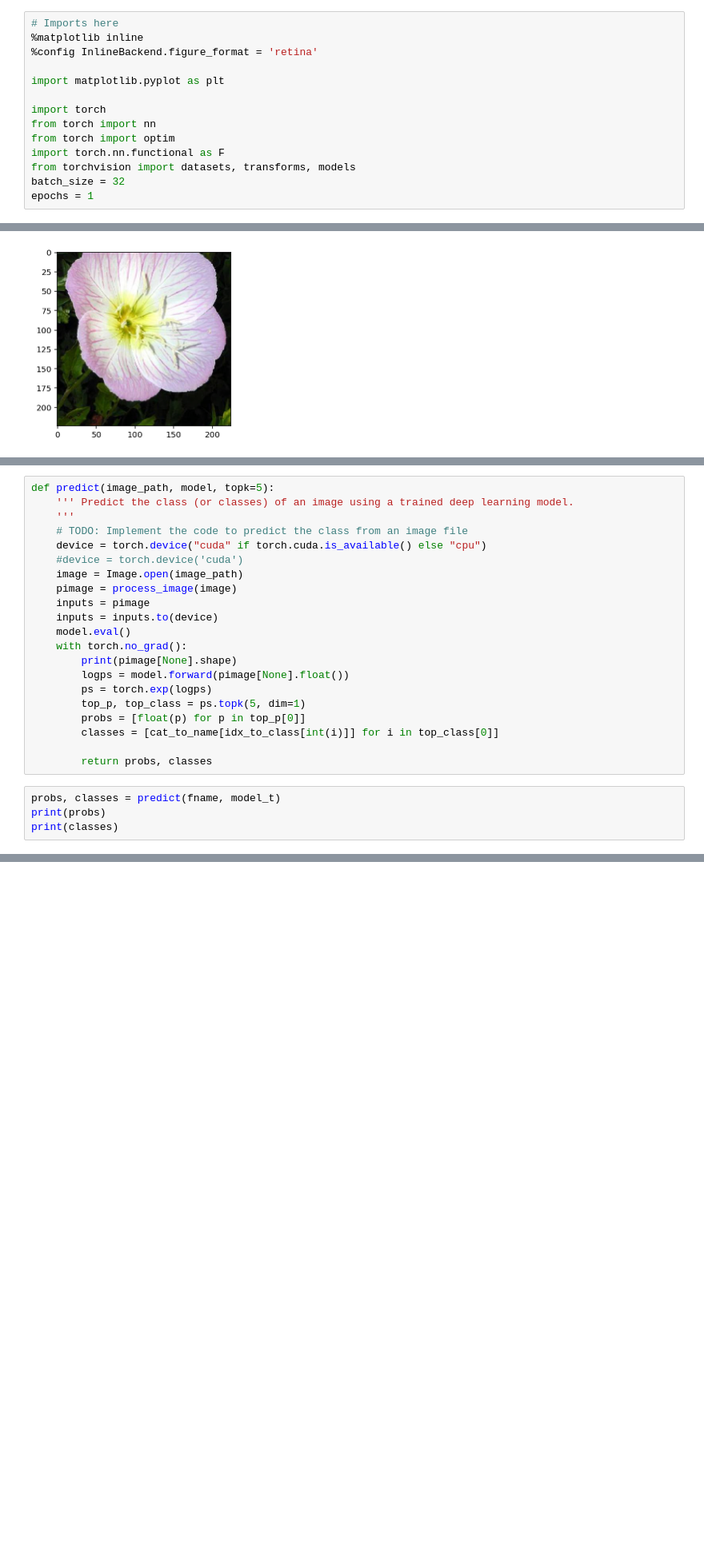
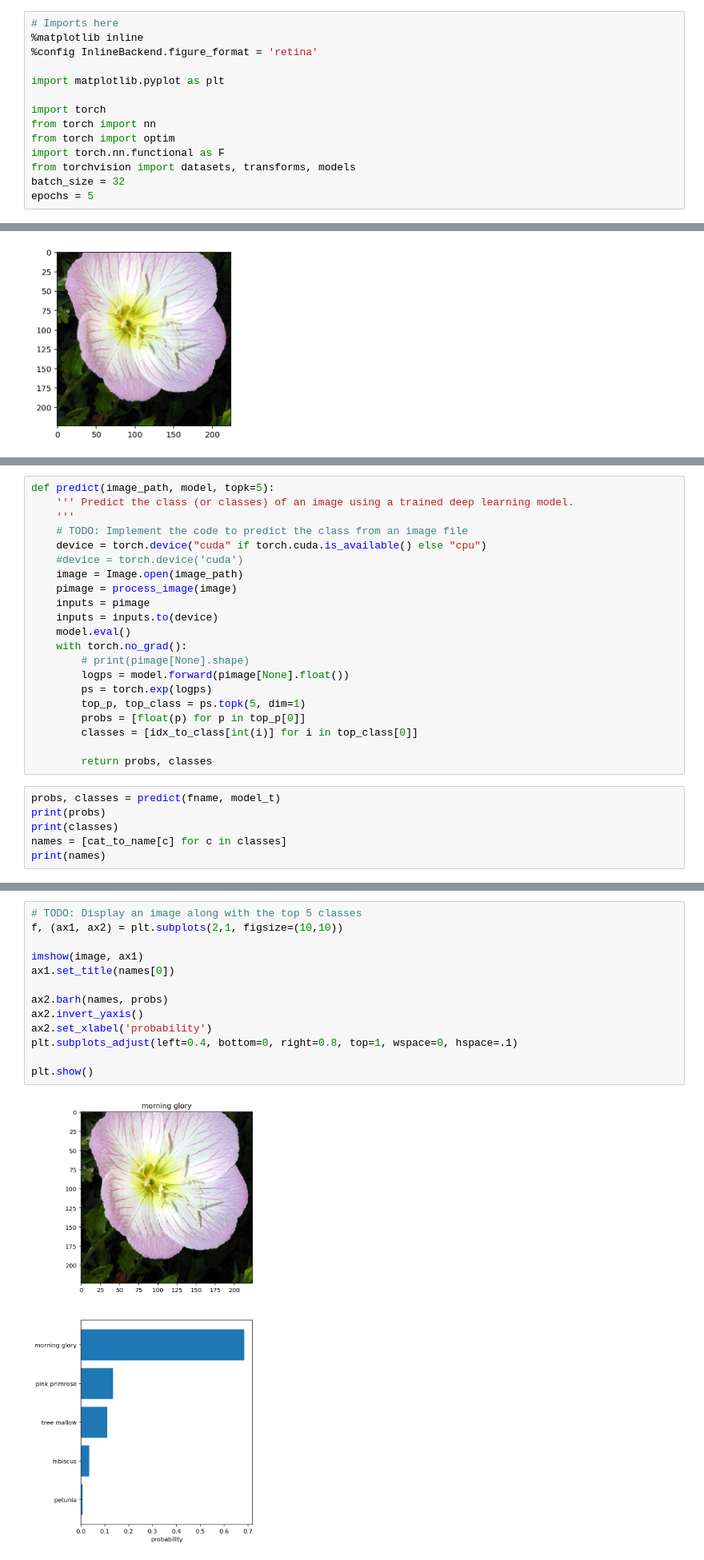
Before and after one commit to danwickstrom/aipnd-project, a Jupyter notebook: Image Classifier Project - copy above 70 acc..ipynb, the cells around one changed output, grey strips where cells are left out. Shown at 80% size. Drawn from its saved outputs; the diff is of its cells as text; blank space fills up the shorter version.

Commit message:
Added code to display image and show bar chart for top 5 predictions.

```diff
--- a/Image Classifier Project - copy above 70 acc..ipynb
+++ b/Image Classifier Project - copy above 70 acc..ipynb
@@ -31,7 +31,7 @@ from torch import optim
 import torch.nn.functional as F
 from torchvision import datasets, transforms, models
 batch_size = 32
-epochs = 1
+epochs = 5
 # %% [markdown]
 ## Load the data
 
@@ -451,16 +445,18 @@ def predict(image_path, model, topk=5):
     inputs = inputs.to(device)
     model.eval()
     with torch.no_grad():
-        print(pimage[None].shape)
+        # print(pimage[None].shape)
         logps = model.forward(pimage[None].float())
         ps = torch.exp(logps)
         top_p, top_class = ps.topk(5, dim=1)
         probs = [float(p) for p in top_p[0]]
-        classes = [cat_to_name[idx_to_class[int(i)]] for i in top_class[0]]
+        classes = [idx_to_class[int(i)] for i in top_class[0]]
 
         return probs, classes
 # %%
 probs, classes = predict(fname, model_t)
 print(probs)
 print(classes)
+names = [cat_to_name[c] for c in classes]
+print(names)
 # %% [output]
@@ -481,0 +474,15 @@ You can convert from the class integer encoding to actual flower names with the
+# %%
+# TODO: Display an image along with the top 5 classes
+f, (ax1, ax2) = plt.subplots(2,1, figsize=(10,10))
+
+imshow(image, ax1)
+ax1.set_title(names[0])
+
+ax2.barh(names, probs)
+ax2.invert_yaxis()
+ax2.set_xlabel('probability')
+plt.subplots_adjust(left=0.4, bottom=0, right=0.8, top=1, wspace=0, hspace=.1)
+
+plt.show()
+# %% [output]
+[figure, added]
```
Also changed, not shown: parts of 5 cells of this notebook.
